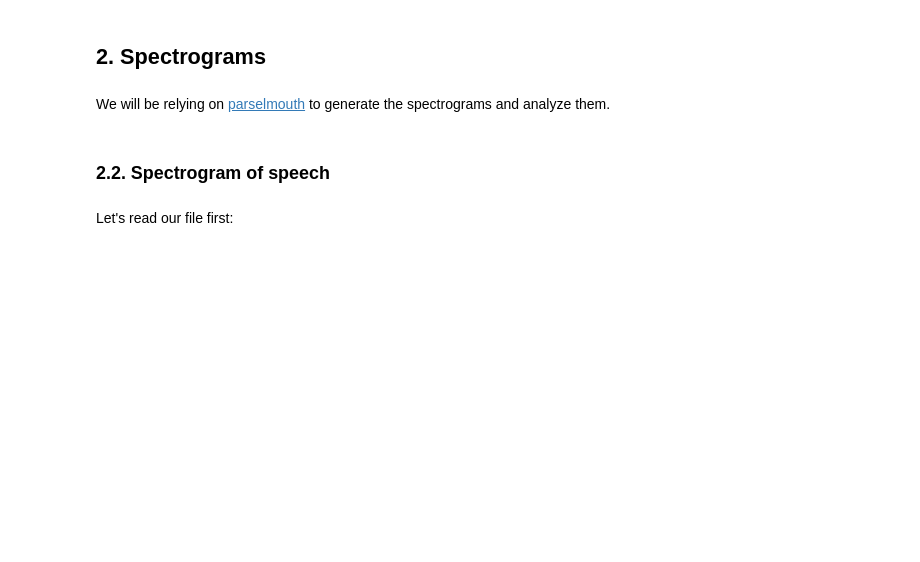
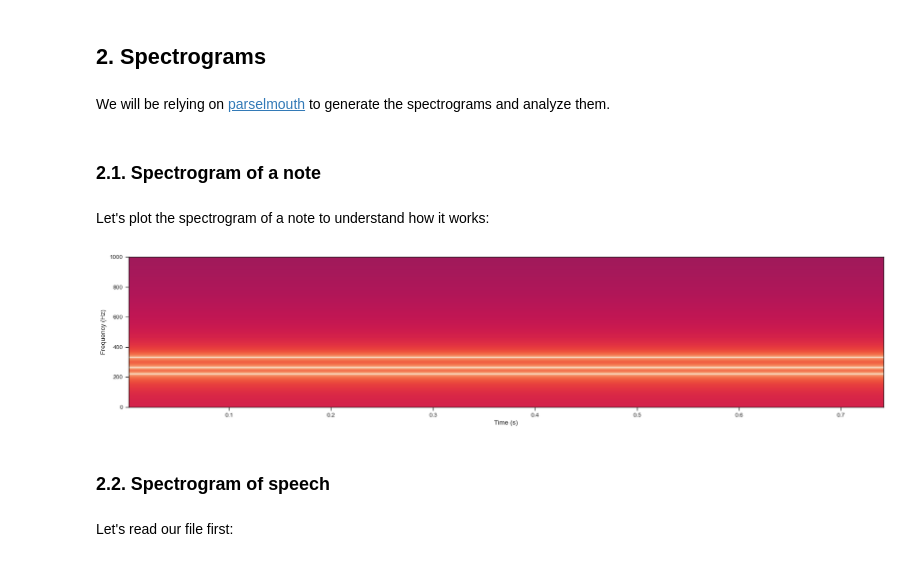
Before and after one commit to TYacinee/materiel_TALL, a Jupyter notebook: S2/s2-phonetics-and-phonology.ipynb, the cells around one changed output. Saved outputs shown, nothing was run; the diff lists cells and outputs as text; code cells hidden in the pictures; blank space fills up the shorter version.

Commit message:
added the spectrogram of notes

```diff
--- a/S2/s2-phonetics-and-phonology.ipynb
+++ b/S2/s2-phonetics-and-phonology.ipynb
@@ -128,6 +159,21 @@ sns.despine()
 ## 2. Spectrograms
 # %% [markdown]
 We will be relying on [parselmouth](https://parselmouth.readthedocs.io/en/stable/index.html) to generate the spectrograms and analyze them.
+# %% [markdown]
+### 2.1. Spectrogram of a note
+# %% [markdown]
+Let's plot the spectrogram of a note to understand how it works:
+# %%
+# convert sound to spectrogram
+plt.figure(figsize=(20, 4))
+# only consider 0 -- 1000 hz
+plt.specgram(a_minor, NFFT=2**15, Fs=44100) # 2**15 is the number of samples per window
+plt.xlabel('Time (s)')
+plt.ylabel('Frequency (Hz)')
+plt.ylim(0, 1000)
+plt.show()
+# %% [output]
+[figure, added]
 # %% [markdown]
 ### 2.2. Spectrogram of speech
 # %% [markdown]
```
Also changed, not shown: parts of 5 cells of this notebook.
